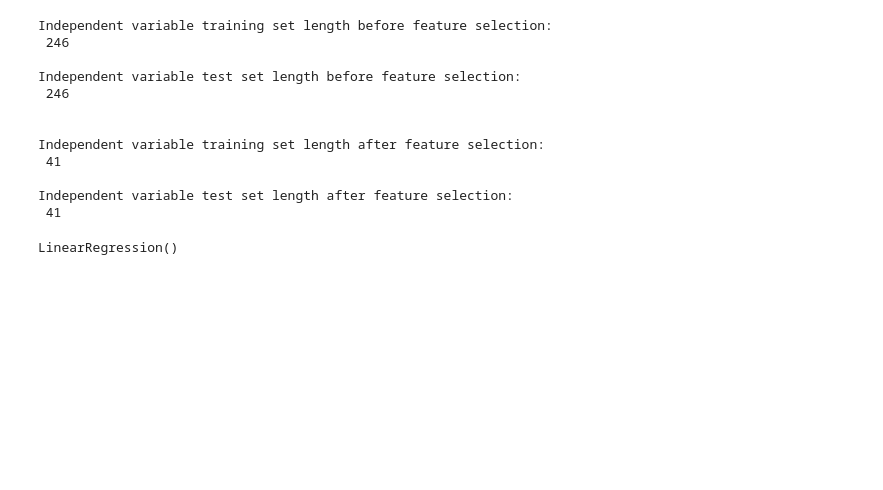
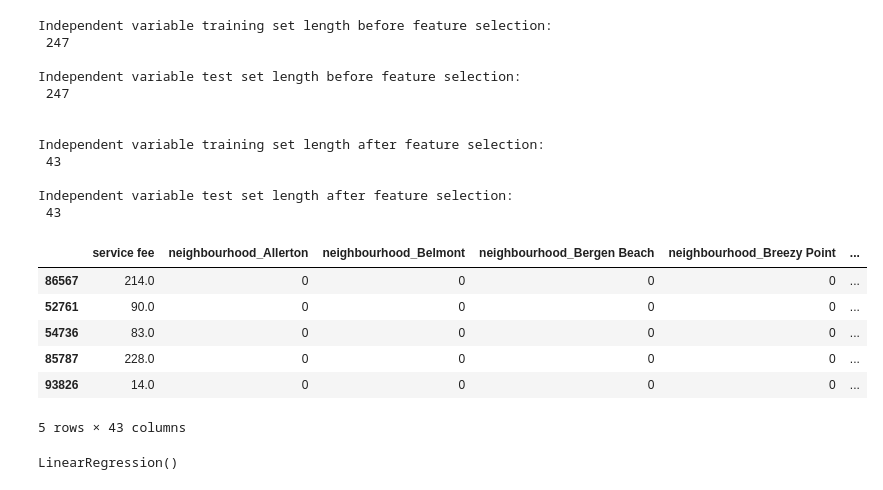
Before and after one commit to gaa5075/team_island_capstone, a Jupyter notebook: BAN-888 Air BnB Listing Price Model.ipynb, the cells around one changed output. Drawn from its saved outputs; the diff is of its cells as text; code cells hidden in the pictures; blank space fills up the shorter version.

```diff
--- a/BAN-888 Air BnB Listing Price Model.ipynb
+++ b/BAN-888 Air BnB Listing Price Model.ipynb
@@ -153,27 +263,35 @@ Mean Squared Error on Test Set: 1.9979770026599435
 # %%
 print("\nIndependent variable training set length before feature selection:\n",len(X_train.columns))
 print("\nIndependent variable test set length before feature selection:\n",len(X_test.columns))
 
+#Add a column for the number of reviews
+X_new = X.drop(columns=discarded_features)
+X_new['number of reviews'] = X['number of reviews']
 
-
-X_new = X.drop(columns=discarded_features)
-
-#Split the data into test and training data
+#Split the data into test and training data after dropping unneeded dimensions
 X_train, X_test, y_train, y_test = train_test_split(X_new,y, test_size=0.3, random_state=34)
 
 print("\n\nIndependent variable training set length after feature selection:\n",len(X_train.columns))
 print("\nIndependent variable test set length after feature selection:\n",len(X_test.columns))
+X_train.head()
 # %% [output]
 Independent variable training set length before feature selection:
- 246
+ 247
 
 Independent variable test set length before feature selection:
- 246
+ 247
 
 
 Independent variable training set length after feature selection:
- 41
+ 43
 
 Independent variable test set length after feature selection:
- 41
+ 43
+|  | service fee | neighbourhood_Allerton | neighbourhood_Belmont | neighbourhood_Bergen Beach | neighbourhood_Breezy Point | ... |
+| 86567 | 214.0 | 0 | 0 | 0 | 0 | ... |
+| 52761 | 90.0 | 0 | 0 | 0 | 0 | ... |
+| 54736 | 83.0 | 0 | 0 | 0 | 0 | ... |
+| 85787 | 228.0 | 0 | 0 | 0 | 0 | ... |
+| 93826 | 14.0 | 0 | 0 | 0 | 0 | ... |
+5 rows × 43 columns
 # %%
```
Also changed, not shown: parts of 26 cells of this notebook.
